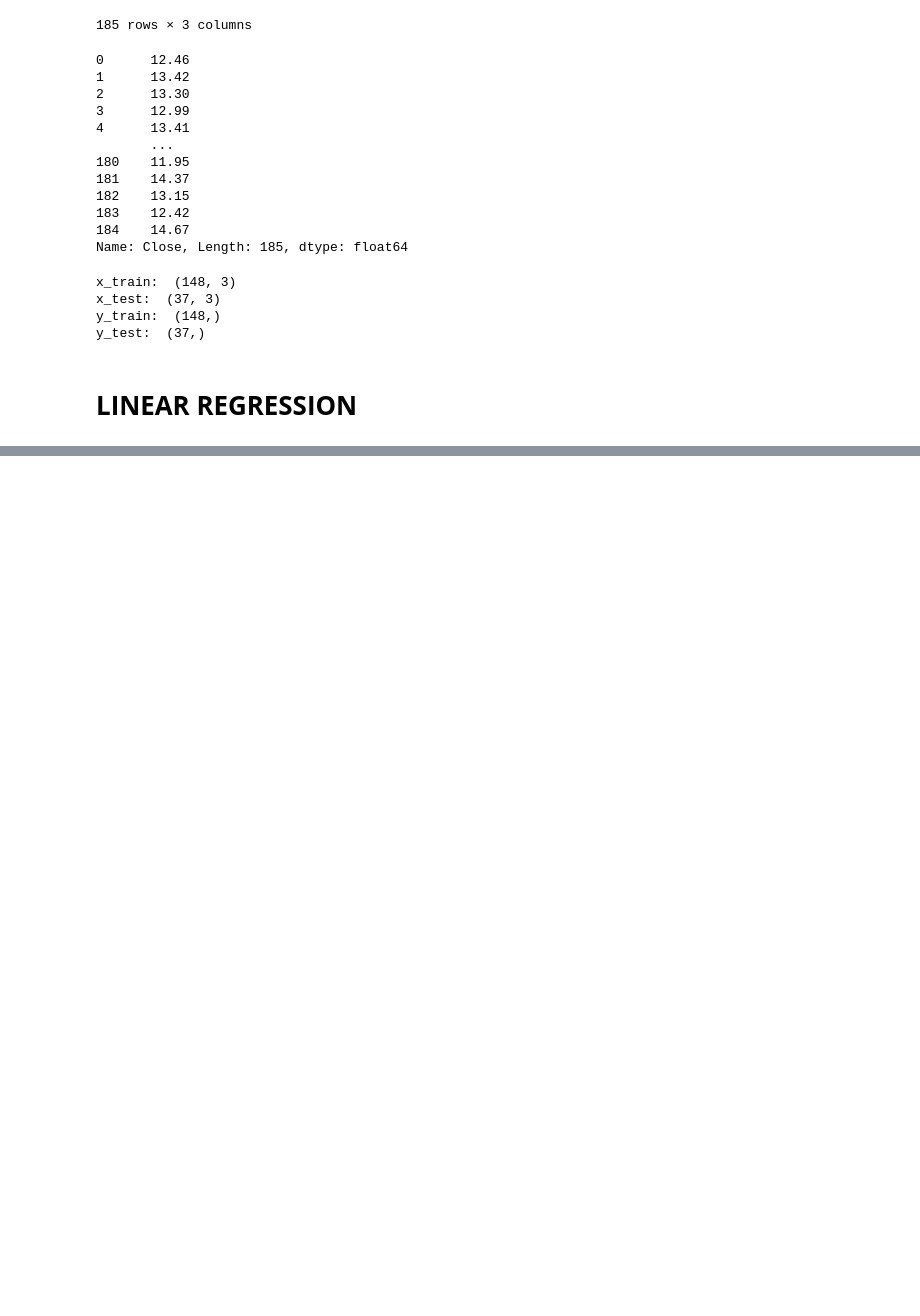
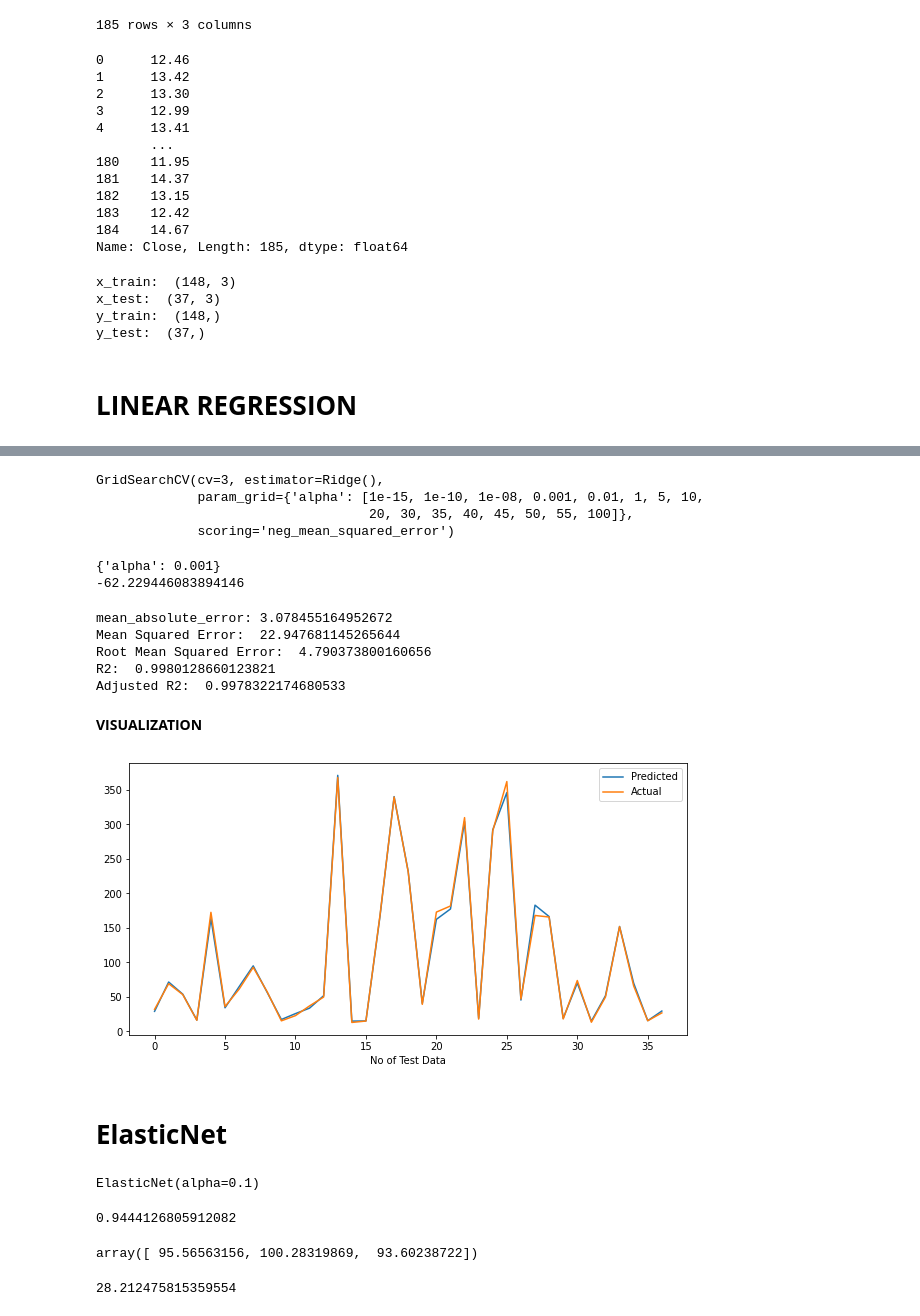
Before and after one commit to Tanjul5/Yes-Bank-Stock-Closing-Price-Prediction, a Jupyter notebook: YES_BANK_STOCK_CLOSING_PRICE_PREDICTION.ipynb, the cells around one changed output, grey strips where cells are left out. Saved outputs shown, nothing was run; the diff lists cells and outputs as text; code cells hidden in the pictures; blank space fills up the shorter version.

```diff
--- a/YES_BANK_STOCK_CLOSING_PRICE_PREDICTION.ipynb
+++ b/YES_BANK_STOCK_CLOSING_PRICE_PREDICTION.ipynb
@@ -290,0 +443,2 @@ y_test:  (37,)
+# %%
+reg = Ridge(alpha=0.001, max_iter=500)
@@ -290,0 +454,3 @@ y_test:  (37,)
+# %%
+#Prediction
+y_pred = reg.predict(x_test)
@@ -290,0 +477,16 @@ y_test:  (37,)
+# %%
+reg = Ridge()
+parameters={'alpha':[1e-15,1e-10,1e-8,1e-3,1e-2,1,5,10,20,30,35,40,45,50,55,100]}
+ridge_regressor=GridSearchCV(reg,parameters,scoring='neg_mean_squared_error',cv=3)
+ridge_regressor.fit(x_train,y_train)
+# %% [output]
+GridSearchCV(cv=3, estimator=Ridge(),
+             param_grid={'alpha': [1e-15, 1e-10, 1e-08, 0.001, 0.01, 1, 5, 10,
+                                   20, 30, 35, 40, 45, 50, 55, 100]},
+             scoring='neg_mean_squared_error')
+# %%
+print(ridge_regressor.best_params_)
+print(ridge_regressor.best_score_)
+# %% [output]
+{'alpha': 0.001}
+-62.229446083894146
@@ -290,0 +495,31 @@ y_test:  (37,)
+# %%
+MAE = mean_absolute_error(y_test,y_pred_ridge)
+print('mean_absolute_error:',MAE)
+MSE = mean_squared_error(y_test,y_pred_ridge)
+print("Mean Squared Error: ",MSE)
+RMSE = np.sqrt(MSE)
+print("Root Mean Squared Error: ",RMSE)
+r2 = r2_score(y_test,y_pred_ridge)
+print("R2: ",r2)
+adjusted_r2 = 1-(1-r2_score(y_test,y_pred_ridge))*(x_test.shape[0]-1)/((x_test.shape[0]-x_test.shape[1]-1))
+print("Adjusted R2: ",adjusted_r2)
+# %% [output]
+mean_absolute_error: 3.078455164952672
+Mean Squared Error:  22.947681145265644
+Root Mean Squared Error:  4.790373800160656
+R2:  0.9980128660123821
+Adjusted R2:  0.9978322174680533
+# %% [markdown]
+**VISUALIZATION**
+# %%
+#actual-predicted values plot
+plt.figure(figsize=(10,5))
+plt.plot(y_pred)
+plt.plot(np.array(y_test))
+plt.legend(["Predicted","Actual"])
+plt.xlabel('No of Test Data')
+plt.show()
+# %% [output]
+[figure, added]
+# %% [markdown]
+# **ElasticNet**
@@ -290,0 +529,16 @@ y_test:  (37,)
+# %%
+elasticnet.fit(x_train,y_train)
+# %% [output]
+ElasticNet(alpha=0.1)
+# %%
+elasticnet.score(x_train, y_train)
+# %% [output]
+0.9444126805912082
+# %%
+elasticnet.coef_
+# %% [output]
+array([ 95.56563156, 100.28319869,  93.60238722])
+# %%
+elasticnet.intercept_
+# %% [output]
+28.212475815359554
```
Also changed, not shown: parts of 48 cells of this notebook.
